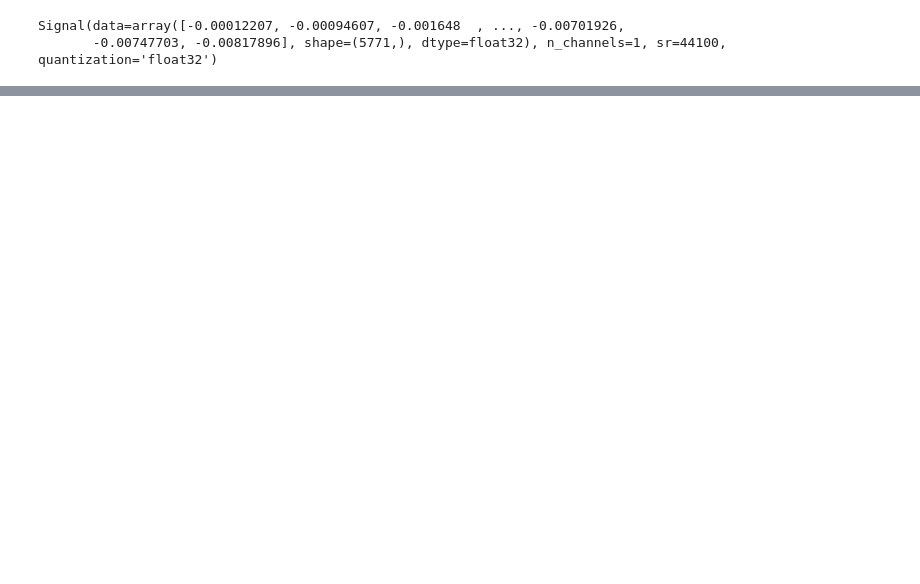
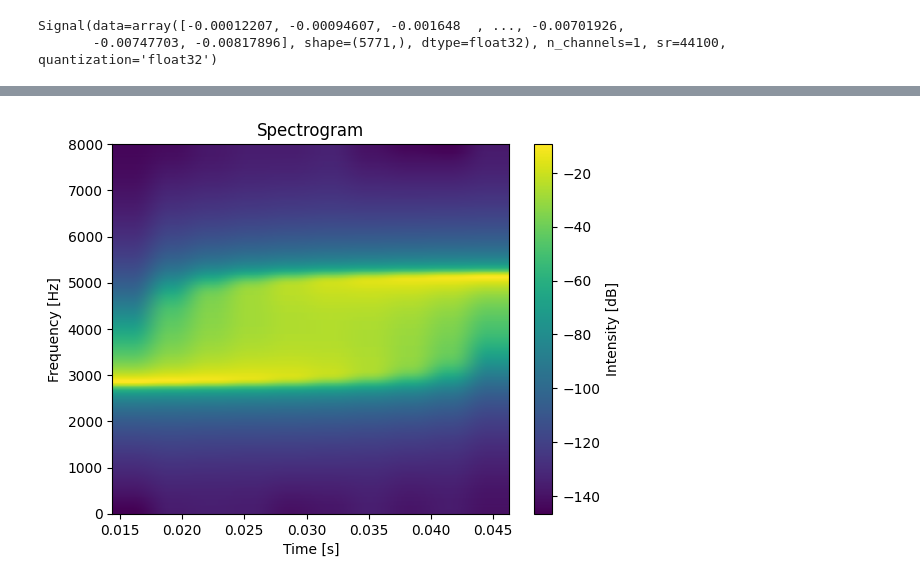
Before and after one commit to lgies23/biosonic, a Jupyter notebook: src/biosonic/test_plots.ipynb, the cells around one changed output, grey strips where cells are left out. Saved outputs shown, nothing was run; the diff lists cells and outputs as text; code cells hidden in the pictures; blank space fills up the shorter version.

```diff
--- a/src/biosonic/test_plots.ipynb
+++ b/src/biosonic/test_plots.ipynb
@@ -40,3 +40,9 @@ plot_spectrogram(Sx, t, f, cmap='grey')
+# %%
+fbanks = mel_filterbank(n_filters, n_fft, signal_.sr)
+Sx_mel = np.einsum("...ft,mf->...mt", Sx, fbanks, optimize=True)#np.dot(Sx.T, fbanks.T)
+plot_spectrogram(x, sr, window='hann', window_length=512, overlap=.9, cmap='viridis')
+# %% [output]
+[figure, added]
 # %%
 fbanks = mel_filterbank(n_filters, n_fft, sr)
 ceps = cepstral_coefficients(x, sr, n_fft, n_filters, n_ceps)
```
Also changed, not shown: parts of 11 cells of this notebook, 3 other files.
